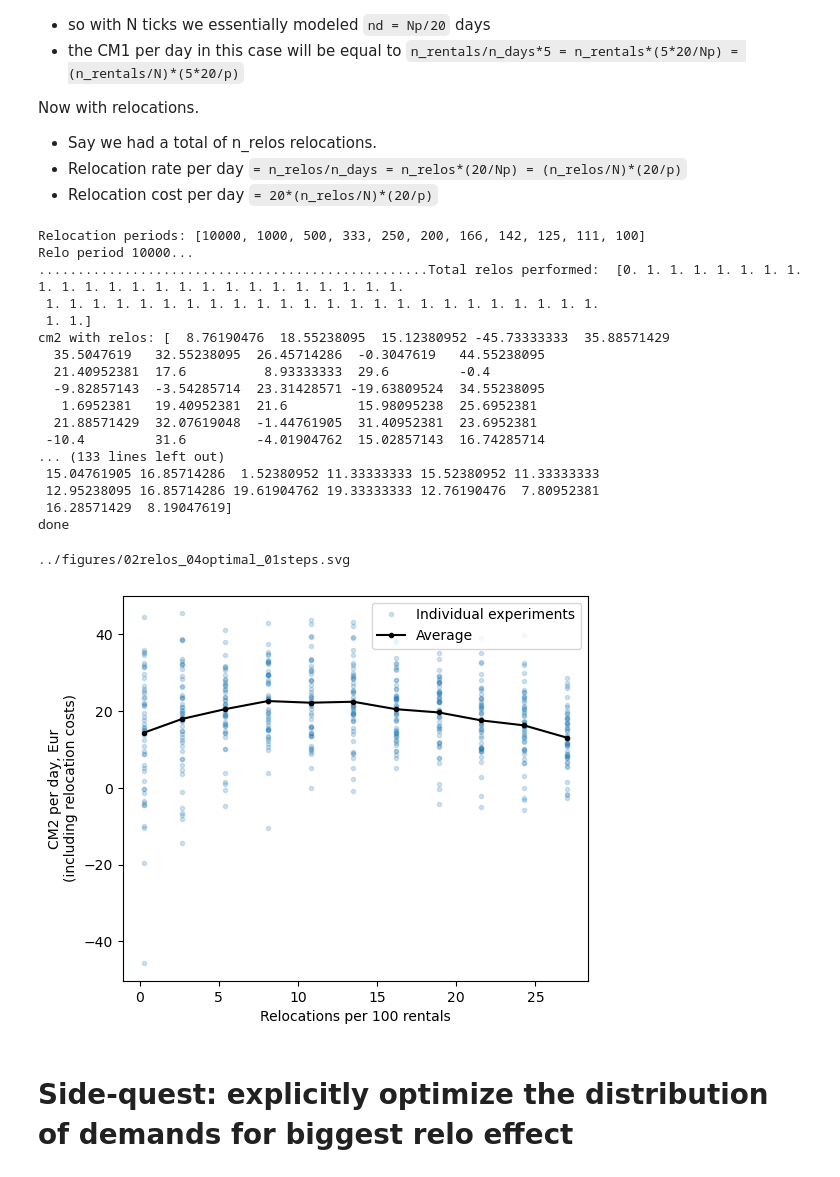
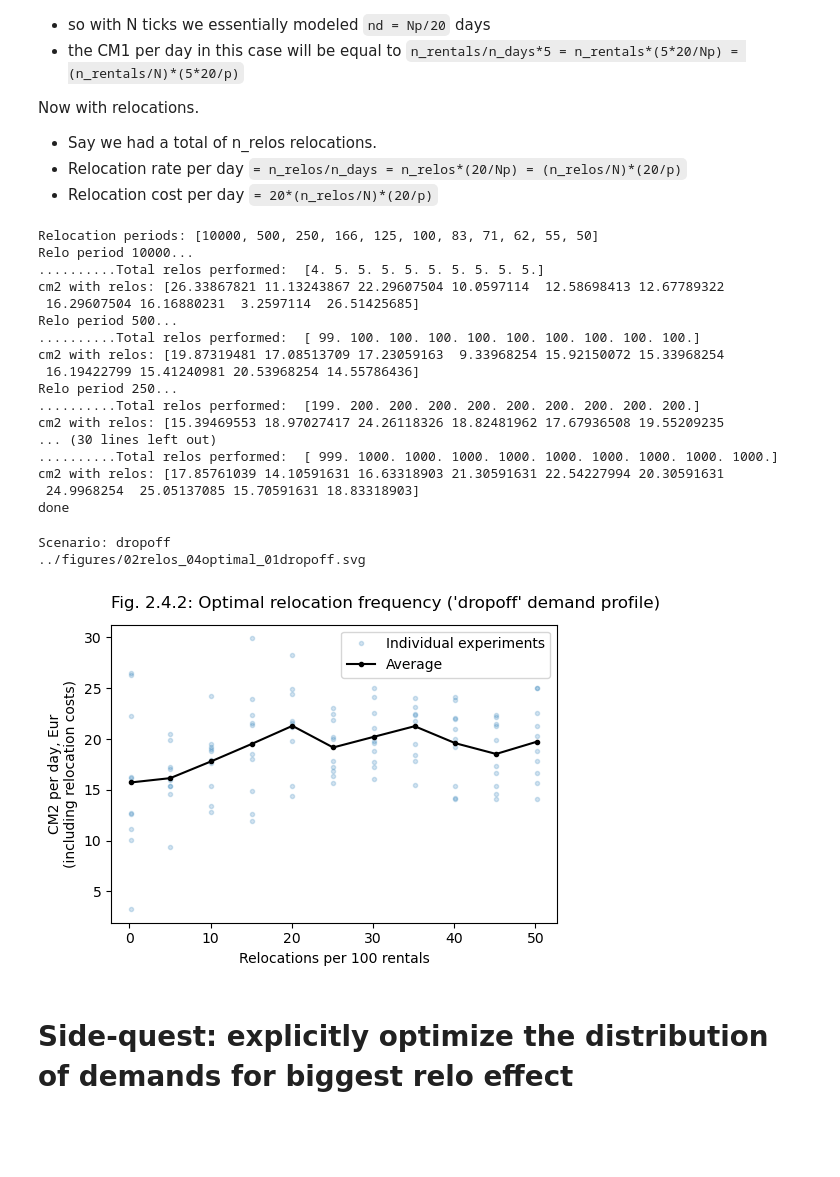
Before and after one commit to khakhalin/carsharing101, a Jupyter notebook: scripts/02relos_02stations.ipynb, the cells around one changed output. Drawn from its saved outputs; the diff is of its cells as text; code cells hidden in the pictures; blank space fills up the shorter version.

Commit message:
Collecting materials for a better optimal relo segment

```diff
--- a/scripts/02relos_02stations.ipynb
+++ b/scripts/02relos_02stations.ipynb
@@ -67,7 +73,6 @@ plt.title("Demand per station");
 # %%
-# Main loop
-
 def run_model(cfg, seed=None):
+    """Main modeling loop as a method"""
     if seed is None:
         seed = int(time.time() * 1000000) % 2**32
     np.random.seed(seed)
@@ -143,7 +148,5 @@ def run_model(cfg, seed=None):
             cm1=cm1, average_cars=average_cars, n_apps=total_attempts, n_rentals=total_rentals, n_relos=total_relos, history=state_history
         )
 
-# Run experiment 1 : Stations
-
-print("Done")
+print("Loaded")
 # %% [output]
@@ -291,12 +294,12 @@ Now with relocations.
 # Optimal number of relocations
 # (Make sure to load a correct scenario before running this one)
 
-scenario = "steps"
-n_experiments = 50
-n_steps_per_experiment = 10000
+scenario = "dropoff"
+n_experiments = 10
+n_steps_per_experiment = 50000
 
-total_n_relos = [1, 10, 20, 30, 40, 50, 60, 70, 80, 90, 100]
-relocation_periods = [int(n_steps_per_experiment/k) for k in total_n_relos]
+relos_per_10k_ticks = [1, 20, 40, 60, 80, 100, 120, 140, 160, 180, 200]
+relocation_periods = [int(10000/k) for k in relos_per_10k_ticks]
 print("Relocation periods:", relocation_periods)
 
 relo_cost = 20
@@ -319,41 +322,53 @@ for i, rpr in enumerate(relocation_periods):
 
 print("done")
 # %% [output]
-Relocation periods: [10000, 1000, 500, 333, 250, 200, 166, 142, 125, 111, 100]
+Relocation periods: [10000, 500, 250, 166, 125, 100, 83, 71, 62, 55, 50]
 Relo period 10000...
-..................................................Total relos performed:  [0. 1. 1. 1. 1. 1. 1. 1. 1. 1. 1. 1. 1. 1. 1. 1. 1. 1. 1. 1. 1. 1. 1. 1.
- 1. 1. 1. 1. 1. 1. 1. 1. 1. 1. 1. 1. 1. 1. 1. 1. 1. 1. 1. 1. 1. 1. 1. 1.
- 1. 1.]
-cm2 with relos: [  8.76190476  18.55238095  15.12380952 -45.73333333  35.88571429
-  35.5047619   32.55238095  26.45714286  -0.3047619   44.55238095
-  21.40952381  17.6          8.93333333  29.6         -0.4
-  -9.82857143  -3.54285714  23.31428571 -19.63809524  34.55238095
-   1.6952381   19.40952381  21.6         15.98095238  25.6952381
-  21.88571429  32.07619048  -1.44761905  31.40952381  23.6952381
- -10.4         31.6         -4.01904762  15.02857143  16.74285714
-... (133 lines left out)
- 15.04761905 16.85714286  1.52380952 11.33333333 15.52380952 11.33333333
- 12.95238095 16.85714286 19.61904762 19.33333333 12.76190476  7.80952381
- 16.28571429  8.19047619]
+..........Total relos performed:  [4. 5. 5. 5. 5. 5. 5. 5. 5. 5.]
+cm2 with relos: [26.33867821 11.13243867 22.29607504 10.0597114  12.58698413 12.67789322
+ 16.29607504 16.16880231  3.2597114  26.51425685]
+Relo period 500...
+..........Total relos performed:  [ 99. 100. 100. 100. 100. 100. 100. 100. 100. 100.]
+cm2 with relos: [19.87319481 17.08513709 17.23059163  9.33968254 15.92150072 15.33968254
+ 16.19422799 15.41240981 20.53968254 14.55786436]
+Relo period 250...
+..........Total relos performed:  [199. 200. 200. 200. 200. 200. 200. 200. 200. 200.]
+cm2 with relos: [15.39469553 18.97027417 24.26118326 18.82481962 17.67936508 19.55209235
+... (30 lines left out)
+..........Total relos performed:  [ 999. 1000. 1000. 1000. 1000. 1000. 1000. 1000. 1000. 1000.]
+cm2 with relos: [17.85761039 14.10591631 16.63318903 21.30591631 22.54227994 20.30591631
+ 24.9968254  25.05137085 15.70591631 18.83318903]
 done
 # %%
-# Save figure
-plt.figure(figsize=(6,5))
+# Make and save a figure
+print(f"Scenario: {scenario}")
+plt.figure(figsize=(10,4));
+plt.subplot(121)
+counter = {"linear":1, "dropoff":2, "steps":3}
+plt.title(f"Fig. 2.4.{counter[scenario]}: Optimal relocation frequency ('{scenario}' demand profile)", loc='left', pad=12)
 # x = total_n_relos/(max(cfg.demand)*n_steps_per_experiment)*20
-x = total_n_relos/out.n_rentals.mean()*100
+x = np.array(relos_per_10k_ticks)/10000*n_steps_per_experiment/out.n_rentals.mean()*100
 plt.plot(list(x)*n_experiments, cm2_memory.flatten(), '.', color='tab:blue', alpha=0.2,
          label="Individual experiments");
 plt.plot(x, cm2_memory.mean(axis=0), 'k.-', label='Average');
 plt.xlabel("Relocations per 100 rentals")
 plt.ylabel("CM2 per day, Eur\n(including relocation costs)");
 plt.legend(loc="upper right")
 
+# plt.subplot(122)
+# plt.plot(cfg.demand, 'o-')
+# plt.xlabel("Station number")
+# plt.ylabel("Relative demand profile")
+
+plt.tight_layout()
+
 file_name = f"../figures/02relos_04optimal_01{scenario}.svg"
 print(file_name)
 plt.savefig(file_name, dpi=300)
 # %% [output]
-../figures/02relos_04optimal_01steps.svg
+Scenario: dropoff
+../figures/02relos_04optimal_01dropoff.svg
-[figure, old version]
+[figure, new version]
 # %% [markdown]
 # Side-quest: explicitly optimize the distribution of demands for biggest relo effect
 # %%
```
Also changed, not shown: parts of 5 cells of this notebook, 6 other files.
